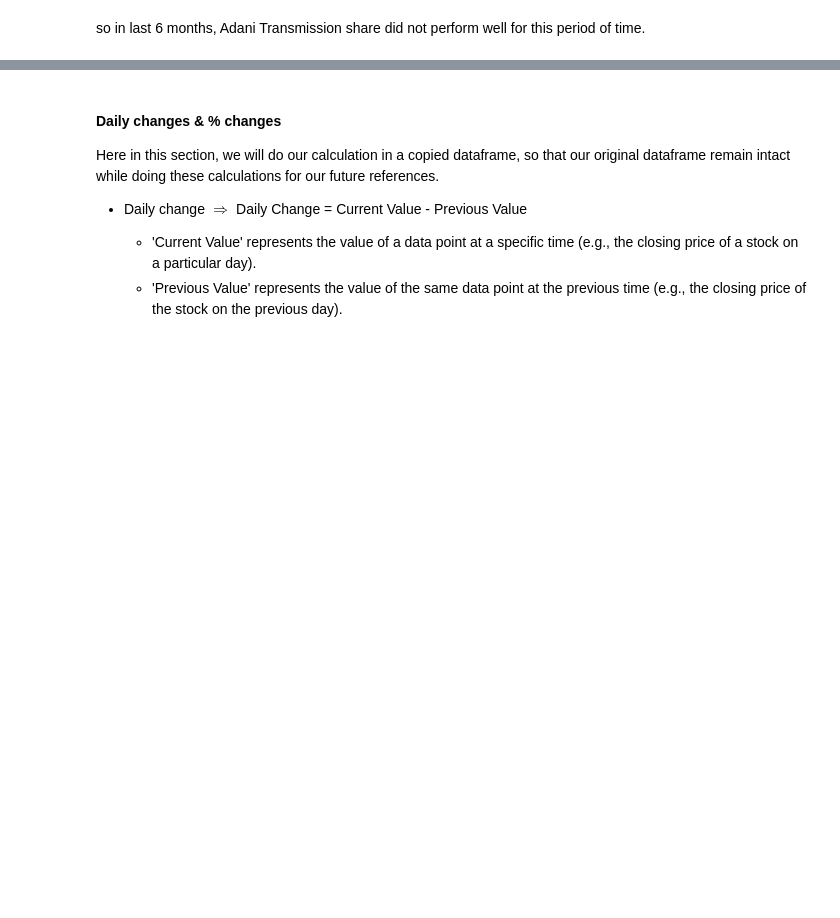
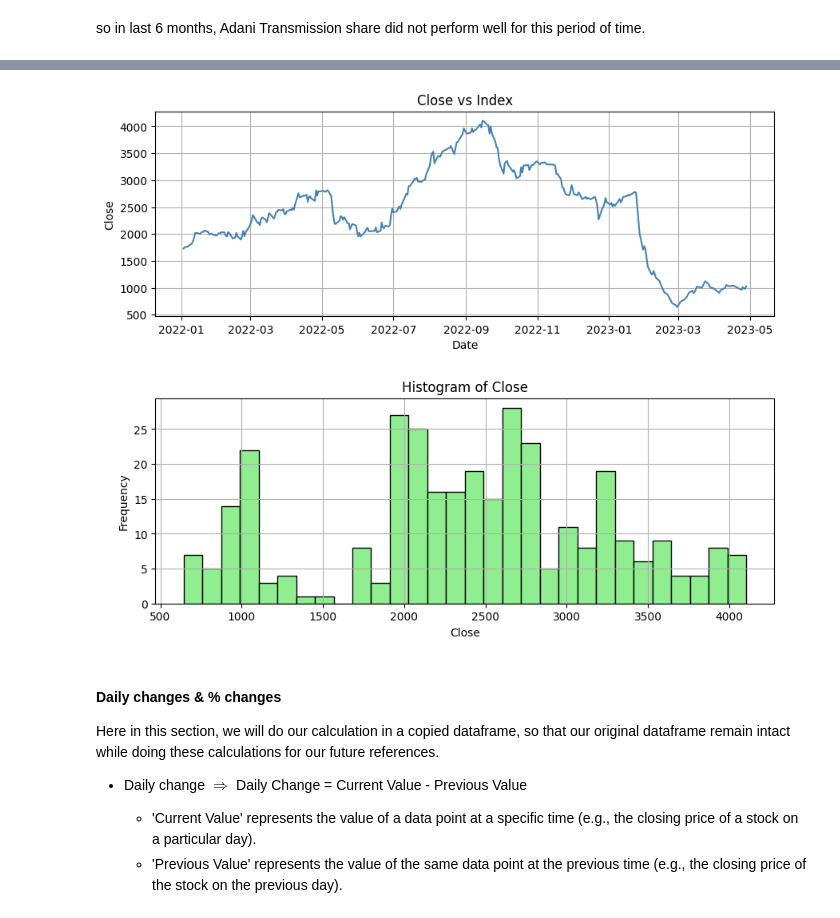
Before and after one commit to arunp77/Machine-Learning, a Jupyter notebook: Projects-ML/Monte-carlo-simulation.ipynb, the cells around one changed output, grey strips where cells are left out. Cells and saved outputs as stored; diff of their text form; code cells hidden in the pictures; blank space fills up the shorter version.

```diff
--- a/Projects-ML/Monte-carlo-simulation.ipynb
+++ b/Projects-ML/Monte-carlo-simulation.ipynb
@@ -235,3 +245,28 @@ so in last 6 months, Adani Transmission share did not perform well for this peri
+# %%
+# Create subplots with 2 rows and 1 column
+fig, axs = plt.subplots(2, 1, figsize=(10, 8))
+
+# Plot 'Close' vs index
+axs[0].plot(adani_df0.index, adani_df['Close'], color='steelblue')
+axs[0].set_xlabel('Date')
+axs[0].set_ylabel('Close')
+axs[0].set_title('Close vs Index')
+axs[0].grid(True)
+
+# Plot histogram for 'Close'
+axs[1].hist(adani_df0['Close'], bins=30, color='lightgreen', edgecolor='black')
+axs[1].set_xlabel('Close')
+axs[1].set_ylabel('Frequency')
+axs[1].set_title('Histogram of Close')
+axs[1].grid(True)
+
+# Adjust spacing between subplots
+plt.subplots_adjust(hspace=0.4)
+
+# Show the plot
+plt.show()
+# %% [output]
+[figure, added]
 # %% [markdown]
 #### Daily changes & % changes
 
```
Also changed, not shown: parts of 26 cells of this notebook.
